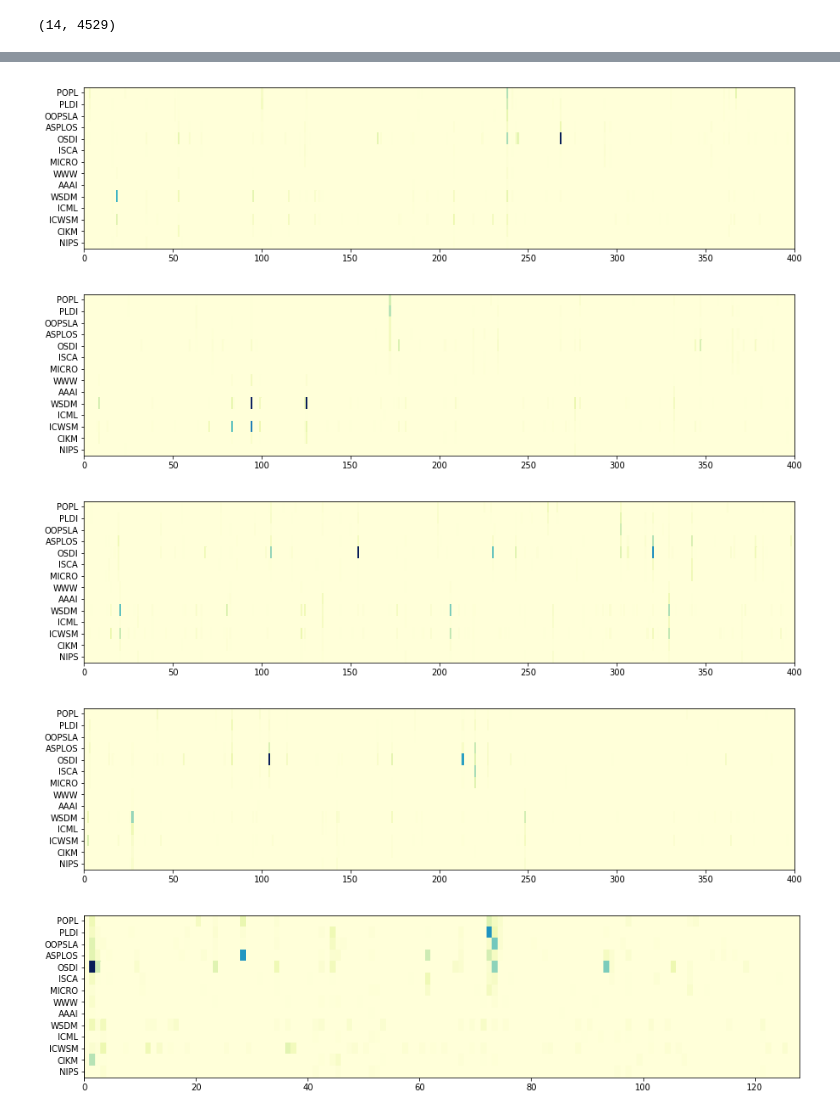
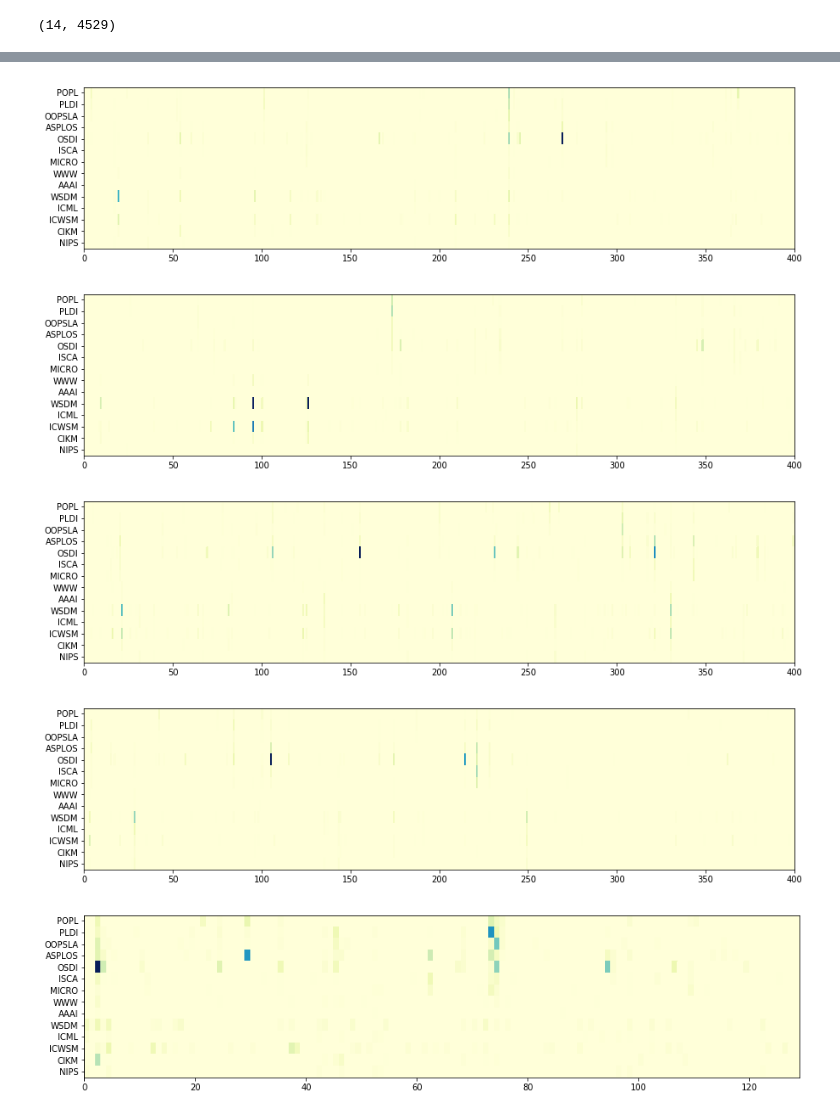
Before and after one commit to shinminjeong/citetrends, a Jupyter notebook: ent2Vec/LitmusBOV.ipynb, the cells around one changed output, grey strips where cells are left out. Saved outputs shown, nothing was run; the diff lists cells and outputs as text; code cells hidden in the pictures.

```diff
--- a/ent2Vec/LitmusBOV.ipynb
+++ b/ent2Vec/LitmusBOV.ipynb
@@ -94,19 +94,19 @@ def draw_heatmap(data, row_labels, col_labels=None):
 # %%
 x_range = 400
 # %%
-for i in range(1, number_of_venues, x_range):
+for i in range(0, number_of_venues, x_range):
     draw_heatmap(arr[:14,i:i+x_range], row_labels)
 # %% [output]
 [figure]
 [figure]
 [figure]
 [figure]
 [figure]
 [figure]
 [figure]
 [figure]
 [figure]
 [figure]
 [figure]
-[figure, old version]
+[figure, new version]
 # %%
```
Also changed, not shown: parts of 3 cells of this notebook.
